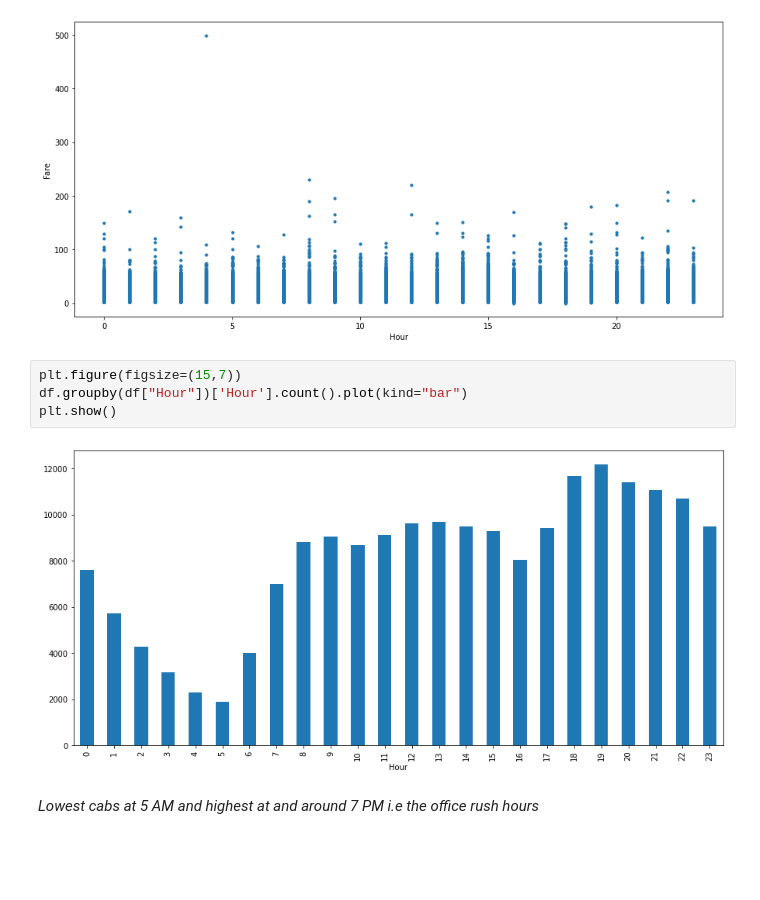
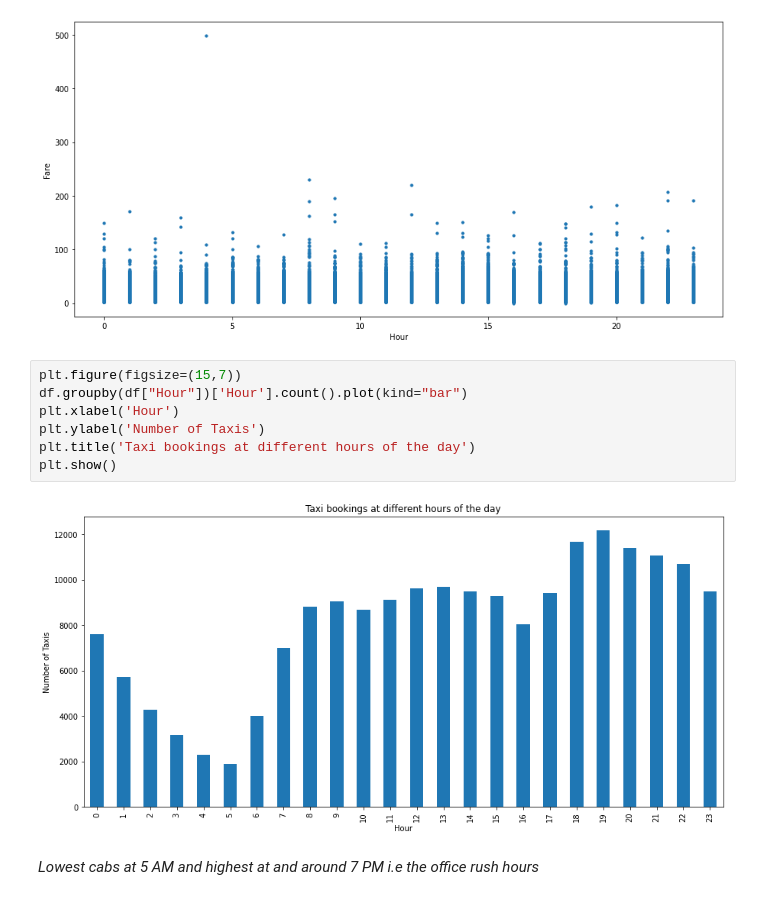
Before and after one commit to saahilahujaa/Passenger-Fare-Amount-Prediction, a Jupyter notebook: Passenger_Fare_Amount_Prediction.ipynb, the cells around one changed output. Drawn from its saved outputs; the diff is of its cells as text; blank space fills up the shorter version.

```diff
--- a/Passenger_Fare_Amount_Prediction.ipynb
+++ b/Passenger_Fare_Amount_Prediction.ipynb
@@ -464,9 +464,12 @@ plt.show()
 # %%
 plt.figure(figsize=(15,7))
 df.groupby(df["Hour"])['Hour'].count().plot(kind="bar")
+plt.xlabel('Hour')
+plt.ylabel('Number of Taxis')
+plt.title('Taxi bookings at different hours of the day')
 plt.show()
 # %% [output]
-[figure, old version]
+[figure, new version]
 # %% [markdown]
 *Lowest cabs at 5 AM and highest at and around 7 PM i.e the office rush hours*
 # %%
```
Also changed, not shown: parts of 2 cells of this notebook.
